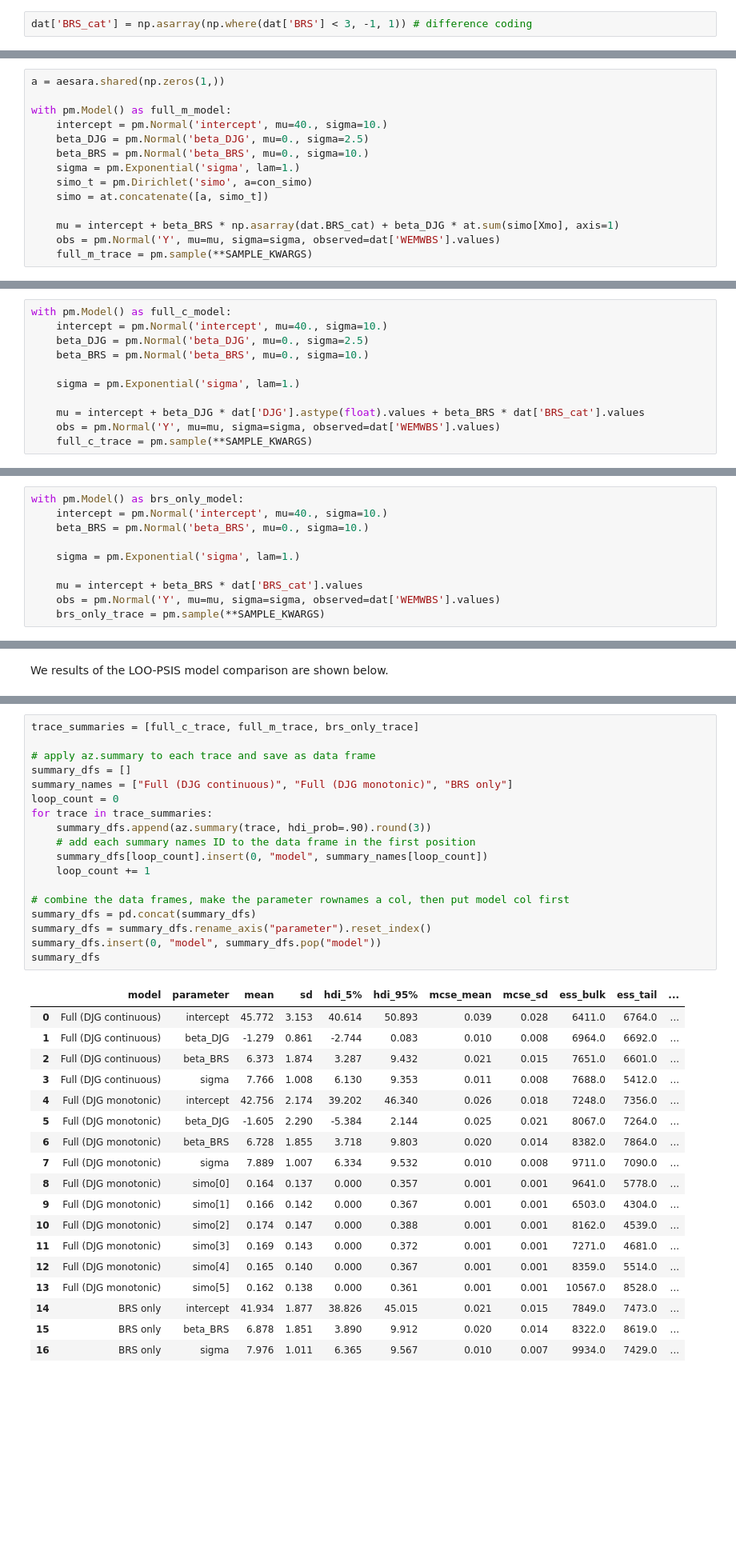
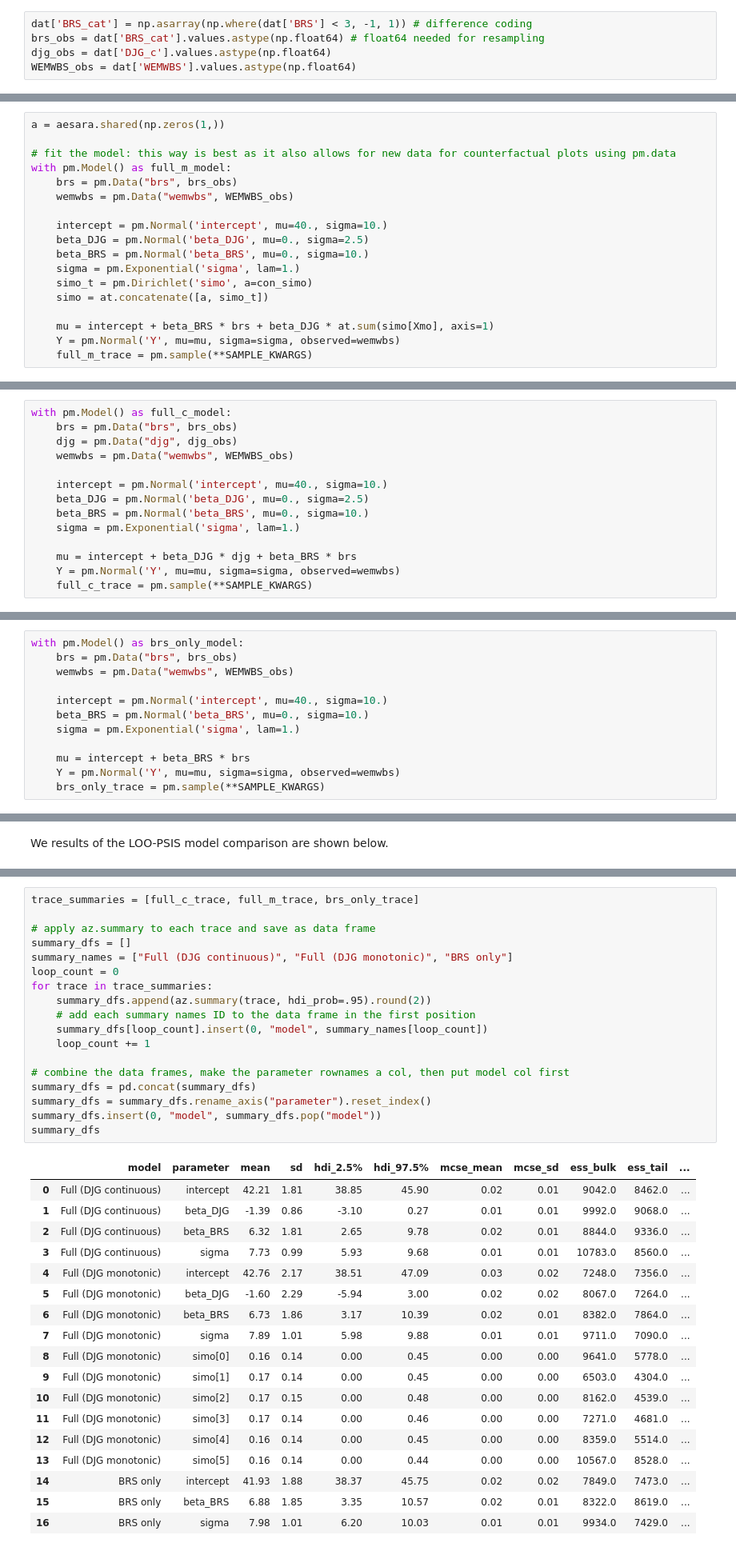
Before and after one commit to gpwilliams/bi_loneliness, a Jupyter notebook: python/analysis.ipynb, the cells around one changed output, grey strips where cells are left out. Shown at 80% size. Saved outputs shown, nothing was run; the diff lists cells and outputs as text; blank space fills up the shorter version.

```diff
--- a/python/analysis.ipynb
+++ b/python/analysis.ipynb
@@ -60,6 +64,9 @@ for ic, i in enumerate(X):
 The Brief Resilience scale (Smith et al., 2013) is scored such that values from 1-2.99 are categorised as low, values from 3-4.30 are categorised as normal, and values of 4.31-5 are categorised as high in resilience. However, with only 1 participant with a score in this high range we collapsed the categories into "low" (-1) and "normal-to-high" (+1) using sum coding. Here, the cutoff is defined as any scores below 3 are "low" and any scores of 3 or more are categorised as normal-to-high.
 # %%
 dat['BRS_cat'] = np.asarray(np.where(dat['BRS'] < 3, -1, 1)) # difference coding
+brs_obs = dat['BRS_cat'].values.astype(np.float64) # float64 needed for resampling
+djg_obs = dat['DJG_c'].values.astype(np.float64)
+WEMWBS_obs = dat['WEMWBS'].values.astype(np.float64)
 # %% [markdown]
 # Data Modelling
 
@@ -75,7 +82,11 @@ Model comparison was performed using Pareto-smoothed importance sampling leave-o
 # %%
 a = aesara.shared(np.zeros(1,))
 
+# fit the model: this way is best as it also allows for new data for counterfactual plots using pm.data
 with pm.Model() as full_m_model:
+    brs = pm.Data("brs", brs_obs)
+    wemwbs = pm.Data("wemwbs", WEMWBS_obs)
+
     intercept = pm.Normal('intercept', mu=40., sigma=10.)
     beta_DJG = pm.Normal('beta_DJG', mu=0., sigma=2.5)
     beta_BRS = pm.Normal('beta_BRS', mu=0., sigma=10.)
@@ -83,8 +94,8 @@ with pm.Model() as full_m_model:
     simo_t = pm.Dirichlet('simo', a=con_simo)
     simo = at.concatenate([a, simo_t])
 
-    mu = intercept + beta_BRS * np.asarray(dat.BRS_cat) + beta_DJG * at.sum(simo[Xmo], axis=1)
-    obs = pm.Normal('Y', mu=mu, sigma=sigma, observed=dat['WEMWBS'].values)
+    mu = intercept + beta_BRS * brs + beta_DJG * at.sum(simo[Xmo], axis=1)
+    Y = pm.Normal('Y', mu=mu, sigma=sigma, observed=wemwbs)
     full_m_trace = pm.sample(**SAMPLE_KWARGS)
 # %% [output]
 Auto-assigning NUTS sampler...
@@ -96,13 +107,16 @@ Sampling 4 chains for 1_000 tune and 3_000 draw iterations (4_000 + 12_000 draws
 # %%
 with pm.Model() as full_c_model:
+    brs = pm.Data("brs", brs_obs)
+    djg = pm.Data("djg", djg_obs)
+    wemwbs = pm.Data("wemwbs", WEMWBS_obs)
+
     intercept = pm.Normal('intercept', mu=40., sigma=10.)
     beta_DJG = pm.Normal('beta_DJG', mu=0., sigma=2.5)
     beta_BRS = pm.Normal('beta_BRS', mu=0., sigma=10.)
-
     sigma = pm.Exponential('sigma', lam=1.)
 
-    mu = intercept + beta_DJG * dat['DJG'].astype(float).values + beta_BRS * dat['BRS_cat'].values
-    obs = pm.Normal('Y', mu=mu, sigma=sigma, observed=dat['WEMWBS'].values)
+    mu = intercept + beta_DJG * djg + beta_BRS * brs
+    Y = pm.Normal('Y', mu=mu, sigma=sigma, observed=wemwbs)
     full_c_trace = pm.sample(**SAMPLE_KWARGS)
 # %% [output]
 Auto-assigning NUTS sampler...
@@ -114,12 +136,14 @@ Sampling 4 chains for 1_000 tune and 3_000 draw iterations (4_000 + 12_000 draws
 # %%
 with pm.Model() as brs_only_model:
+    brs = pm.Data("brs", brs_obs)
+    wemwbs = pm.Data("wemwbs", WEMWBS_obs)
+
     intercept = pm.Normal('intercept', mu=40., sigma=10.)
     beta_BRS = pm.Normal('beta_BRS', mu=0., sigma=10.)
-
     sigma = pm.Exponential('sigma', lam=1.)
 
-    mu = intercept + beta_BRS * dat['BRS_cat'].values
-    obs = pm.Normal('Y', mu=mu, sigma=sigma, observed=dat['WEMWBS'].values)
+    mu = intercept + beta_BRS * brs
+    Y = pm.Normal('Y', mu=mu, sigma=sigma, observed=wemwbs)
     brs_only_trace = pm.sample(**SAMPLE_KWARGS)
 # %% [output]
 Auto-assigning NUTS sampler...
@@ -221,40 +250,40 @@ For completeness we show the results of all three models, but report only the to
 # %%
 trace_summaries = [full_c_trace, full_m_trace, brs_only_trace]
 
 # apply az.summary to each trace and save as data frame
 summary_dfs = []
 summary_names = ["Full (DJG continuous)", "Full (DJG monotonic)", "BRS only"]
 loop_count = 0
 for trace in trace_summaries:
-    summary_dfs.append(az.summary(trace, hdi_prob=.90).round(3))
+    summary_dfs.append(az.summary(trace, hdi_prob=.95).round(2))
     # add each summary names ID to the data frame in the first position
     summary_dfs[loop_count].insert(0, "model", summary_names[loop_count])
     loop_count += 1
 
 # combine the data frames, make the parameter rownames a col, then put model col first
 summary_dfs = pd.concat(summary_dfs)
 summary_dfs = summary_dfs.rename_axis("parameter").reset_index()
 summary_dfs.insert(0, "model", summary_dfs.pop("model"))
 summary_dfs
 # %% [output]
-|  | model | parameter | mean | sd | hdi_5% | hdi_95% | mcse_mean | mcse_sd | ess_bulk | ess_tail | ... |
-| 0 | Full (DJG continuous) | intercept | 45.772 | 3.153 | 40.614 | 50.893 | 0.039 | 0.028 | 6411.0 | 6764.0 | ... |
-| 1 | Full (DJG continuous) | beta_DJG | -1.279 | 0.861 | -2.744 | 0.083 | 0.010 | 0.008 | 6964.0 | 6692.0 | ... |
-| 2 | Full (DJG continuous) | beta_BRS | 6.373 | 1.874 | 3.287 | 9.432 | 0.021 | 0.015 | 7651.0 | 6601.0 | ... |
-| 3 | Full (DJG continuous) | sigma | 7.766 | 1.008 | 6.130 | 9.353 | 0.011 | 0.008 | 7688.0 | 5412.0 | ... |
-| 4 | Full (DJG monotonic) | intercept | 42.756 | 2.174 | 39.202 | 46.340 | 0.026 | 0.018 | 7248.0 | 7356.0 | ... |
-| 5 | Full (DJG monotonic) | beta_DJG | -1.605 | 2.290 | -5.384 | 2.144 | 0.025 | 0.021 | 8067.0 | 7264.0 | ... |
-| 6 | Full (DJG monotonic) | beta_BRS | 6.728 | 1.855 | 3.718 | 9.803 | 0.020 | 0.014 | 8382.0 | 7864.0 | ... |
-| 7 | Full (DJG monotonic) | sigma | 7.889 | 1.007 | 6.334 | 9.532 | 0.010 | 0.008 | 9711.0 | 7090.0 | ... |
-| 8 | Full (DJG monotonic) | simo[0] | 0.164 | 0.137 | 0.000 | 0.357 | 0.001 | 0.001 | 9641.0 | 5778.0 | ... |
-| 9 | Full (DJG monotonic) | simo[1] | 0.166 | 0.142 | 0.000 | 0.367 | 0.001 | 0.001 | 6503.0 | 4304.0 | ... |
-| 10 | Full (DJG monotonic) | simo[2] | 0.174 | 0.147 | 0.000 | 0.388 | 0.001 | 0.001 | 8162.0 | 4539.0 | ... |
-| 11 | Full (DJG monotonic) | simo[3] | 0.169 | 0.143 | 0.000 | 0.372 | 0.001 | 0.001 | 7271.0 | 4681.0 | ... |
-| 12 | Full (DJG monotonic) | simo[4] | 0.165 | 0.140 | 0.000 | 0.367 | 0.001 | 0.001 | 8359.0 | 5514.0 | ... |
-| 13 | Full (DJG monotonic) | simo[5] | 0.162 | 0.138 | 0.000 | 0.361 | 0.001 | 0.001 | 10567.0 | 8528.0 | ... |
-| 14 | BRS only | intercept | 41.934 | 1.877 | 38.826 | 45.015 | 0.021 | 0.015 | 7849.0 | 7473.0 | ... |
-| 15 | BRS only | beta_BRS | 6.878 | 1.851 | 3.890 | 9.912 | 0.020 | 0.014 | 8322.0 | 8619.0 | ... |
-| 16 | BRS only | sigma | 7.976 | 1.011 | 6.365 | 9.567 | 0.010 | 0.007 | 9934.0 | 7429.0 | ... |
+|  | model | parameter | mean | sd | hdi_2.5% | hdi_97.5% | mcse_mean | mcse_sd | ess_bulk | ess_tail | ... |
+| 0 | Full (DJG continuous) | intercept | 42.21 | 1.81 | 38.85 | 45.90 | 0.02 | 0.01 | 9042.0 | 8462.0 | ... |
+| 1 | Full (DJG continuous) | beta_DJG | -1.39 | 0.86 | -3.10 | 0.27 | 0.01 | 0.01 | 9992.0 | 9068.0 | ... |
+| 2 | Full (DJG continuous) | beta_BRS | 6.32 | 1.81 | 2.65 | 9.78 | 0.02 | 0.01 | 8844.0 | 9336.0 | ... |
+| 3 | Full (DJG continuous) | sigma | 7.73 | 0.99 | 5.93 | 9.68 | 0.01 | 0.01 | 10783.0 | 8560.0 | ... |
+| 4 | Full (DJG monotonic) | intercept | 42.76 | 2.17 | 38.51 | 47.09 | 0.03 | 0.02 | 7248.0 | 7356.0 | ... |
+| 5 | Full (DJG monotonic) | beta_DJG | -1.60 | 2.29 | -5.94 | 3.00 | 0.02 | 0.02 | 8067.0 | 7264.0 | ... |
+| 6 | Full (DJG monotonic) | beta_BRS | 6.73 | 1.86 | 3.17 | 10.39 | 0.02 | 0.01 | 8382.0 | 7864.0 | ... |
+| 7 | Full (DJG monotonic) | sigma | 7.89 | 1.01 | 5.98 | 9.88 | 0.01 | 0.01 | 9711.0 | 7090.0 | ... |
+| 8 | Full (DJG monotonic) | simo[0] | 0.16 | 0.14 | 0.00 | 0.45 | 0.00 | 0.00 | 9641.0 | 5778.0 | ... |
+| 9 | Full (DJG monotonic) | simo[1] | 0.17 | 0.14 | 0.00 | 0.45 | 0.00 | 0.00 | 6503.0 | 4304.0 | ... |
+| 10 | Full (DJG monotonic) | simo[2] | 0.17 | 0.15 | 0.00 | 0.48 | 0.00 | 0.00 | 8162.0 | 4539.0 | ... |
+| 11 | Full (DJG monotonic) | simo[3] | 0.17 | 0.14 | 0.00 | 0.46 | 0.00 | 0.00 | 7271.0 | 4681.0 | ... |
+| 12 | Full (DJG monotonic) | simo[4] | 0.16 | 0.14 | 0.00 | 0.45 | 0.00 | 0.00 | 8359.0 | 5514.0 | ... |
+| 13 | Full (DJG monotonic) | simo[5] | 0.16 | 0.14 | 0.00 | 0.44 | 0.00 | 0.00 | 10567.0 | 8528.0 | ... |
+| 14 | BRS only | intercept | 41.93 | 1.88 | 38.37 | 45.75 | 0.02 | 0.02 | 7849.0 | 7473.0 | ... |
+| 15 | BRS only | beta_BRS | 6.88 | 1.85 | 3.35 | 10.57 | 0.02 | 0.01 | 8322.0 | 8619.0 | ... |
+| 16 | BRS only | sigma | 7.98 | 1.01 | 6.20 | 10.03 | 0.01 | 0.01 | 9934.0 | 7429.0 | ... |
 # %% [markdown]
 Again, in the report only the estimates from the best model (DJG continuous) are reported.
 
```
Also changed, not shown: parts of 27 cells of this notebook.
